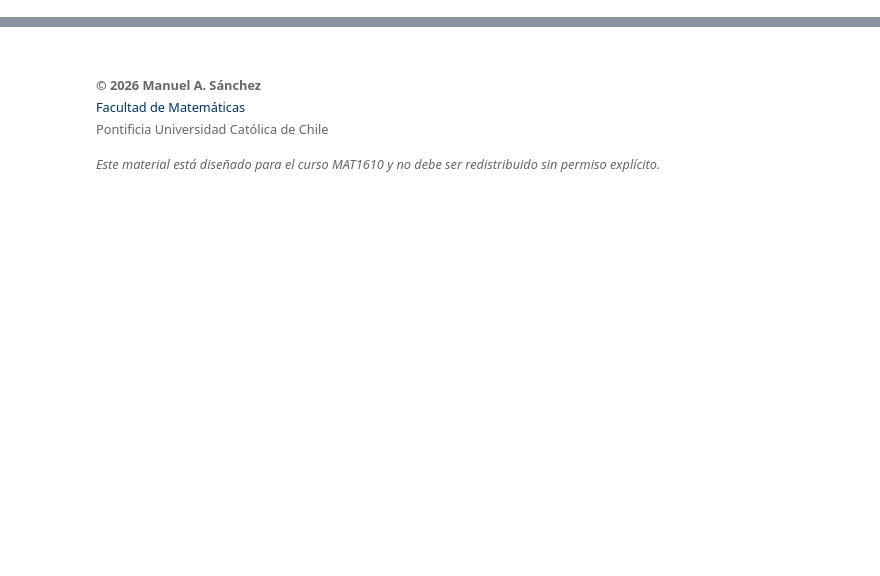
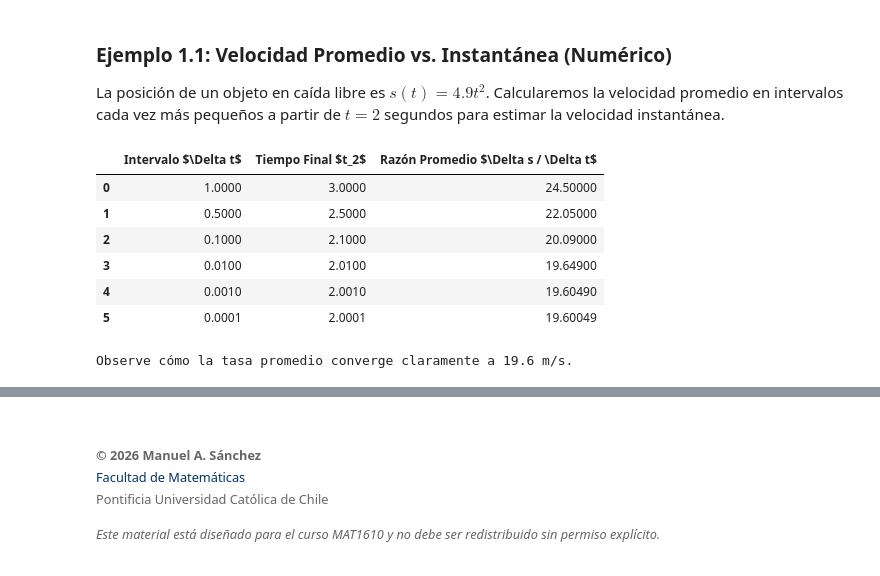
Before and after one commit to ManuelSanchezUribe/Laboratorios_MAT_UC, a Jupyter notebook: MAT1610/Laboratorio_05/lab05.ipynb, the cells around one changed output, grey strips where cells are left out. Cells and saved outputs as stored; diff of their text form; code cells hidden in the pictures; blank space fills up the shorter version.

```diff
--- a/MAT1610/Laboratorio_05/lab05.ipynb
+++ b/MAT1610/Laboratorio_05/lab05.ipynb
@@ -53,0 +60,30 @@ Versión de Numpy: 1.24.4
+# %% [markdown]
+### Ejemplo 1.1: Velocidad Promedio vs. Instantánea (Numérico)
+La posición de un objeto en caída libre es $s(t) = 4.9t^2$. Calcularemos la velocidad promedio en intervalos cada vez más pequeños a partir de $t=2$ segundos para estimar la velocidad instantánea.
+# %%
+# Ejemplo 1.1: Aproximación tabular de la razón de cambio
+def s(t):
+    return 4.9 * t**2
+
+t1 = 2.0
+delta_t_vals = np.array([1.0, 0.5, 0.1, 0.01, 0.001, 0.0001])
+
+# Cálculo vectorial de la razón de cambio promedio: (s(t2) - s(t1)) / delta_t
+vel_promedio = (s(t1 + delta_t_vals) - s(t1)) / delta_t_vals
+
+df_vel = pd.DataFrame({
+    'Intervalo $\Delta t$': delta_t_vals,
+    'Tiempo Final $t_2$': t1 + delta_t_vals,
+    'Razón Promedio $\Delta s / \Delta t$': vel_promedio
+})
+display(df_vel)
+print("Observe cómo la tasa promedio converge claramente a 19.6 m/s.")
+# %% [output]
+|  | Intervalo $\Delta t$ | Tiempo Final $t_2$ | Razón Promedio $\Delta s / \Delta t$ |
+| 0 | 1.0000 | 3.0000 | 24.50000 |
+| 1 | 0.5000 | 2.5000 | 22.05000 |
+| 2 | 0.1000 | 2.1000 | 20.09000 |
+| 3 | 0.0100 | 2.0100 | 19.64900 |
+| 4 | 0.0010 | 2.0010 | 19.60490 |
+| 5 | 0.0001 | 2.0001 | 19.60049 |
+Observe cómo la tasa promedio converge claramente a 19.6 m/s.
```
Also changed, not shown: parts of 31 cells of this notebook, 6 other files.
